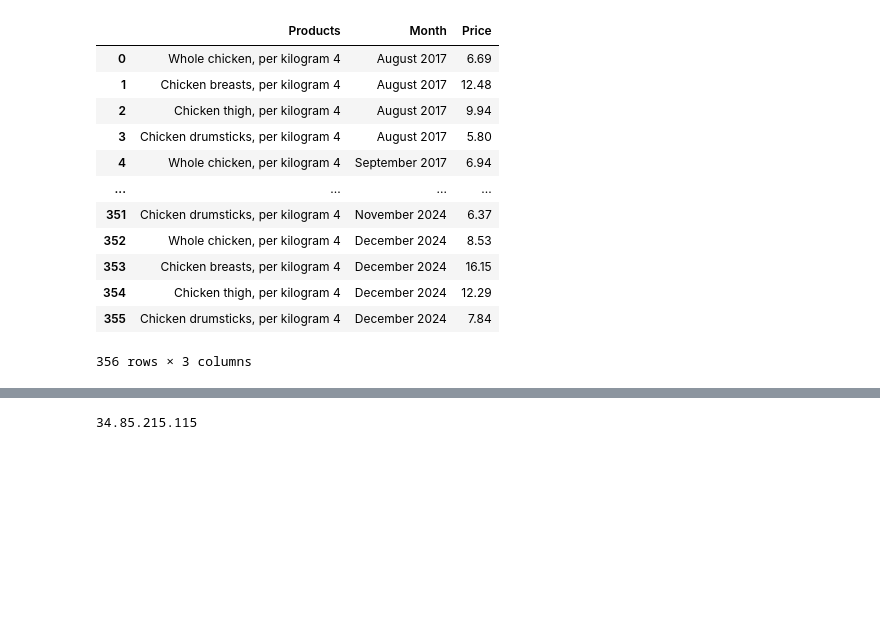
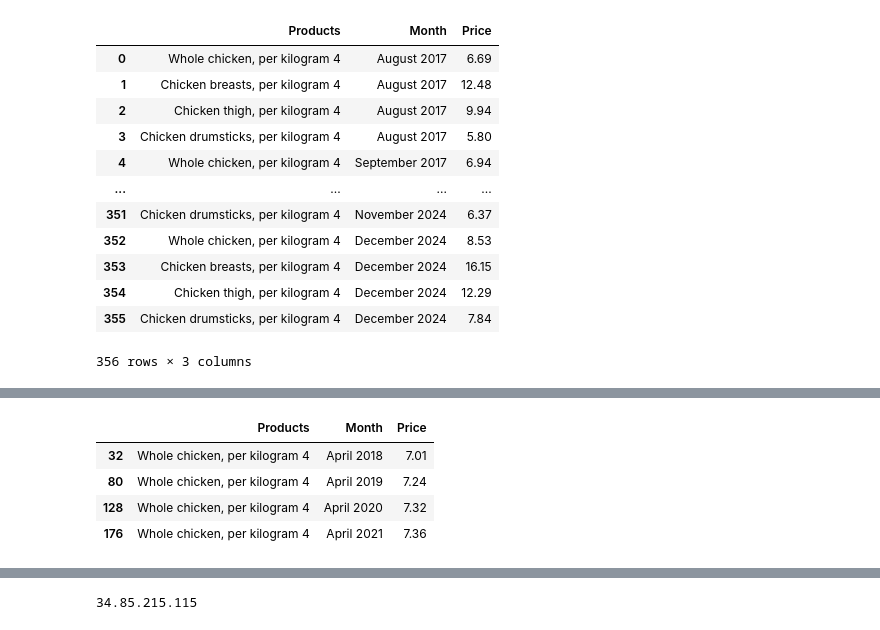
Before and after one commit to RoodraKanwar/Canadian-Food-Products---Data-Analysis, a Jupyter notebook: FoodPrices.ipynb, the cells around one changed output, grey strips where cells are left out. Cells and saved outputs as stored; diff of their text form; code cells hidden in the pictures; blank space fills up the shorter version.

```diff
--- a/FoodPrices.ipynb
+++ b/FoodPrices.ipynb
@@ -62,0 +84,10 @@ chicken_products_melt
+# %%
+whole_chicken_df = chicken_products_melt[chicken_products_melt['Products'].str.contains("Whole Chicken", case=False)]
+whole_chicken_df = whole_chicken_df.sort_values(by=["Month"], ascending=True)
+whole_chicken_df.head(4)
+# %% [output]
+|  | Products | Month | Price |
+| 32 | Whole chicken, per kilogram 4 | April 2018 | 7.01 |
+| 80 | Whole chicken, per kilogram 4 | April 2019 | 7.24 |
+| 128 | Whole chicken, per kilogram 4 | April 2020 | 7.32 |
+| 176 | Whole chicken, per kilogram 4 | April 2021 | 7.36 |
```
Also changed, not shown: parts of 7 cells of this notebook.
